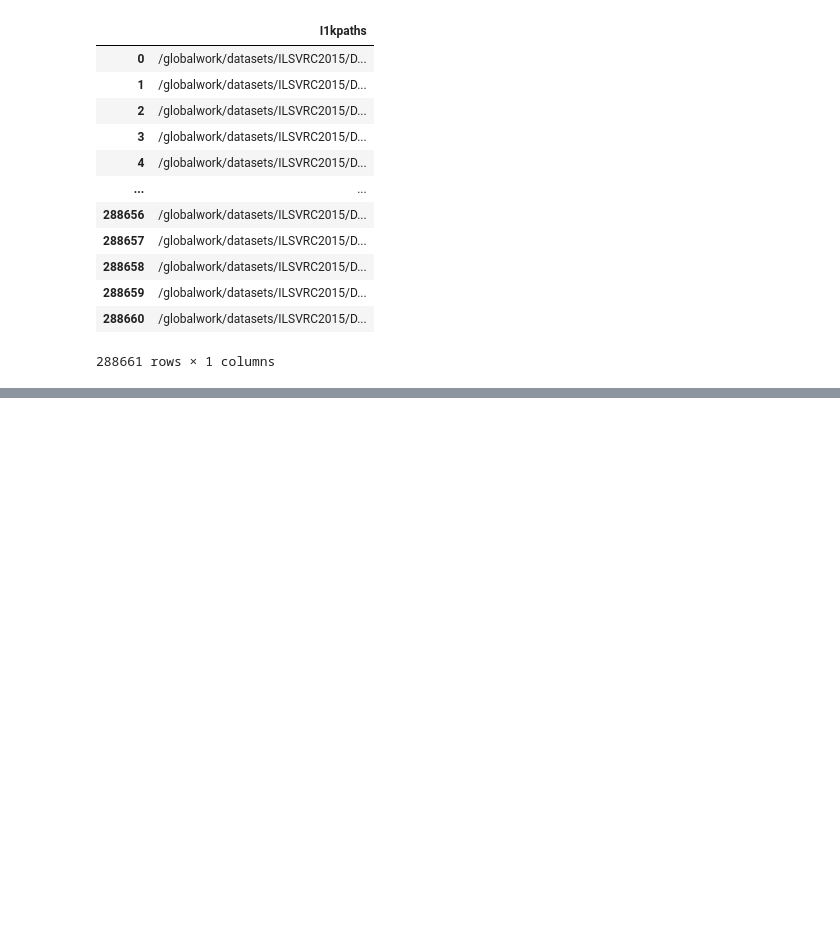
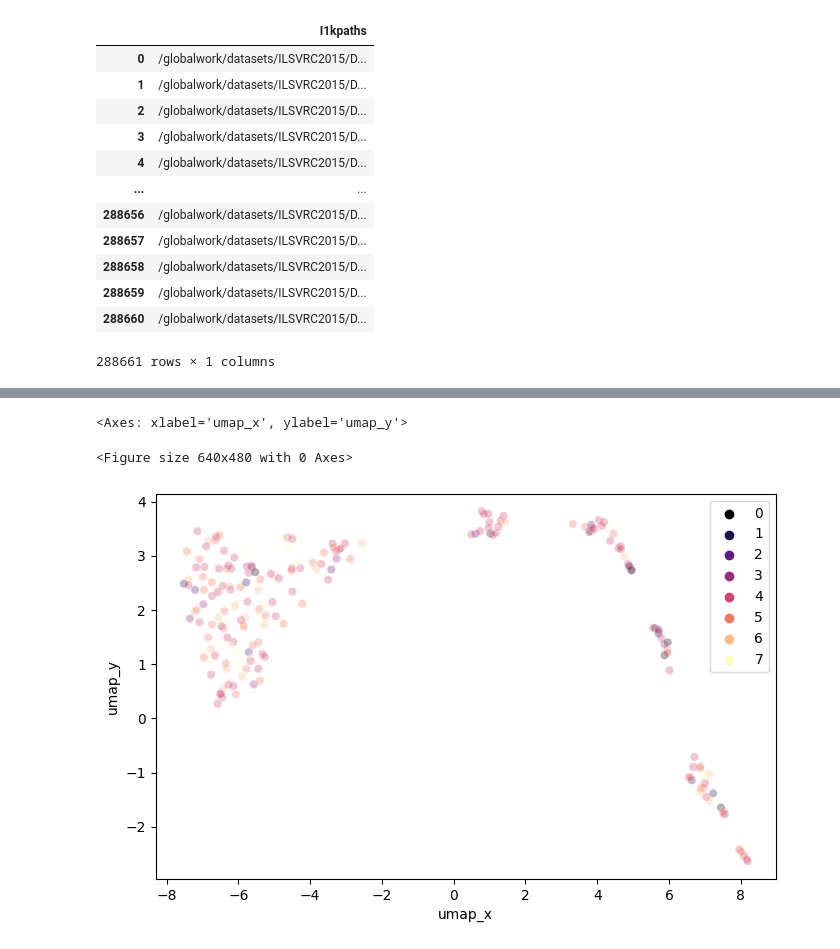
Before and after one commit to SeibelT/multimodal_survival_prediction, a Jupyter notebook: Encoding_Explained.ipynb, the cells around one changed output, grey strips where cells are left out. Saved outputs shown, nothing was run; the diff lists cells and outputs as text; code cells hidden in the pictures; blank space fills up the shorter version.

```diff
--- a/Encoding_Explained.ipynb
+++ b/Encoding_Explained.ipynb
@@ -1323,0 +1532,25 @@ df_I1k
+# %%
+#!pip install umap-learn
+import umap.umap_ as umap
+
+X_embed_model_umap = umap.UMAP(n_components = 2,init='random',
+                         random_state=0)
+X_embed_umap = X_embed_model_umap.fit_transform(encodings.numpy()).T
+
+df_umap = pd.DataFrame(np.asarray([X_embed_umap[0],X_embed_umap[1],Y]).T,columns=["umap_x","umap_y","Classes"])
+# %%
+plt.clf()
+plt.figure(figsize=(8,5))
+plt.legend([],[], frameon=False)
+sns.scatterplot(
+     x="umap_x", y="umap_y",
+    hue = Y,
+    palette='magma',
+    legend='full',
+    data=df_umap,
+
+    alpha=0.3)
+# %% [output]
+<Axes: xlabel='umap_x', ylabel='umap_y'>
+<Figure size 640x480 with 0 Axes>
+[figure, added]
```
Also changed, not shown: parts of 14 cells of this notebook, 11 other files.
